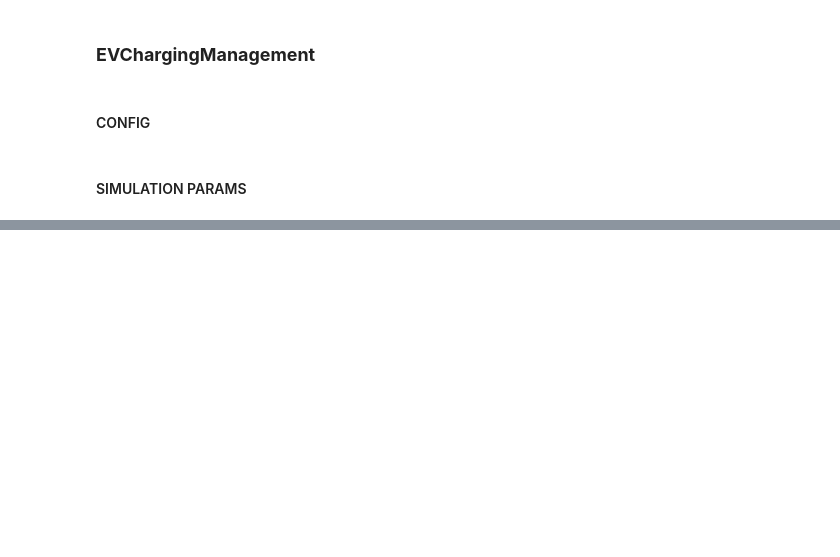
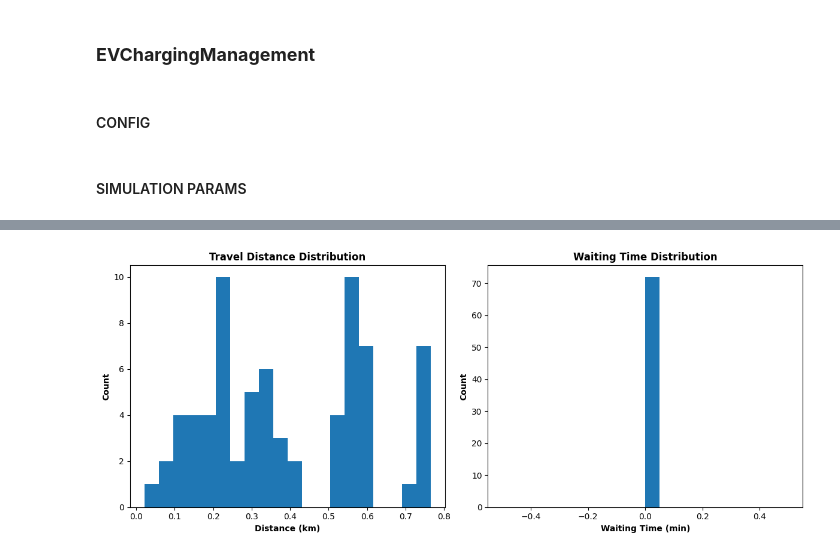
Before and after one commit to Fatoumata7/EVChargingManagement, a Jupyter notebook: results/EVChargingManagement.ipynb, the cells around one changed output, grey strips where cells are left out. Drawn from its saved outputs; the diff is of its cells as text; code cells hidden in the pictures; blank space fills up the shorter version.

```diff
--- a/results/EVChargingManagement.ipynb
+++ b/results/EVChargingManagement.ipynb
@@ -303,0 +320,4 @@ simulation.run(file=simulation_file)
+# %%
+plot_travel_waiting(greedy_simulation.metrics)
+# %% [output]
+[figure, added]
```
Also changed, not shown: parts of 29 cells of this notebook, 5 other files.
